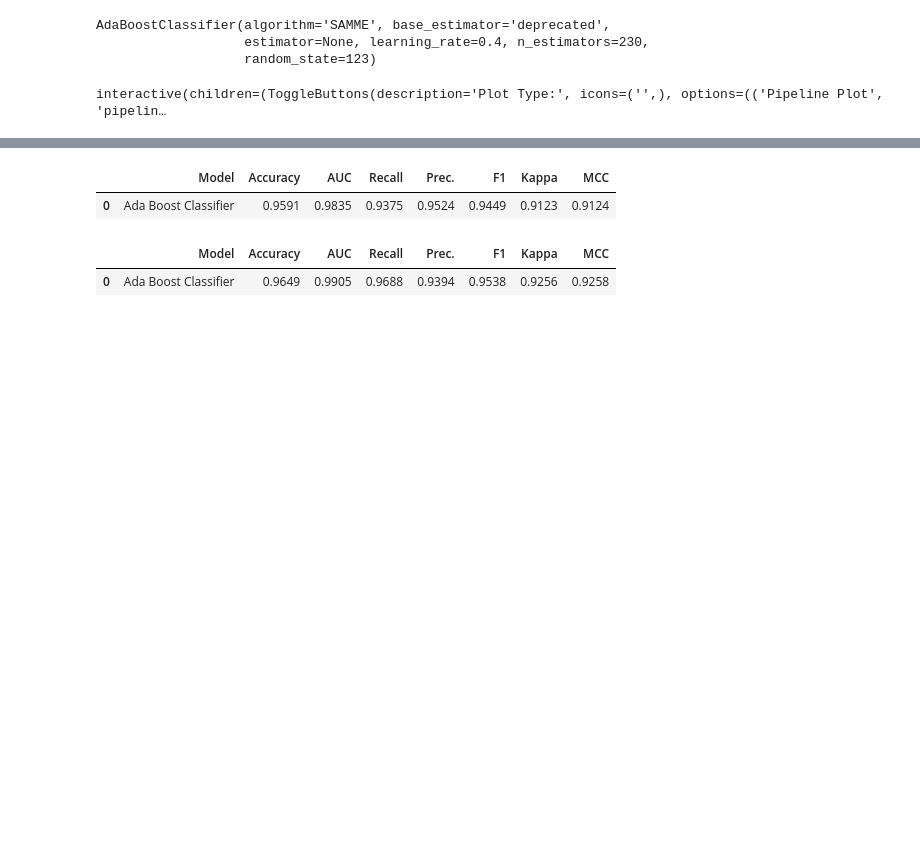
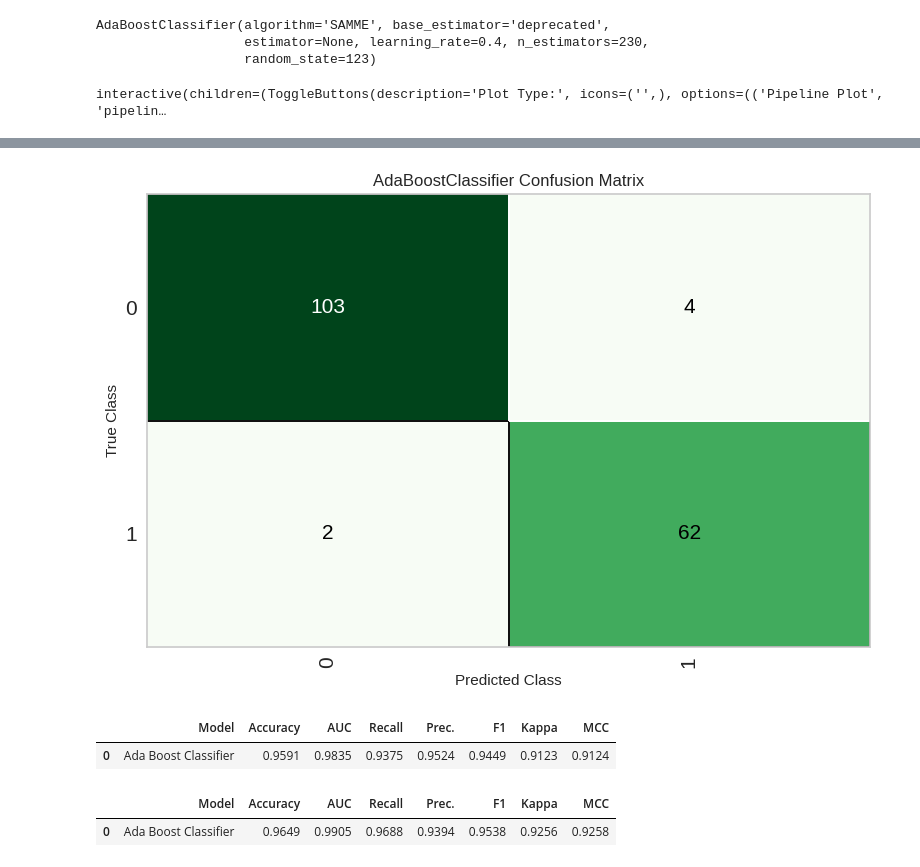
Before and after one commit to neel26desai/cmpe255_assignment2, a Jupyter notebook: Binary_Classification_PyCaret.ipynb, the cells around one changed output, grey strips where cells are left out. Drawn from its saved outputs; the diff is of its cells as text; code cells hidden in the pictures; blank space fills up the shorter version.

```diff
--- a/Binary_Classification_PyCaret.ipynb
+++ b/Binary_Classification_PyCaret.ipynb
@@ -97,7 +102,7 @@ interactive(children=(ToggleButtons(description='Plot Type:', icons=('',), optio
 # %%
 #from above, base model comaprision we found out that AdaBoost Classifier is performing the best
 #now lets see if we can make the model even better by performing hyperparameter tunning on it
-tuned_ada_model = exp.tune_model(best_model)
+tuned_ada_model = exp.tune_model()
 # %% [output]
 [interactive output not drawn]
 |  | Accuracy | AUC | Recall | Prec. | F1 | Kappa | MCC |
@@ -127,3 +132,6 @@ AdaBoostClassifier(algorithm='SAMME', base_estimator='deprecated',
 exp.evaluate_model(tuned_ada_model)
 # %% [output]
 interactive(children=(ToggleButtons(description='Plot Type:', icons=('',), options=(('Pipeline Plot', 'pipelin…
+# %%
+exp.plot_model(tuned_ada_model, plot = 'confusion_matrix')
+# %% [output]
@@ -130,3 +139,4 @@ interactive(children=(ToggleButtons(description='Plot Type:', icons=('',), optio
+[figure, added]
 # %%
 #using both models to predict on the test set created during set up
 # %%
```
Also changed, not shown: parts of 2 cells of this notebook.
